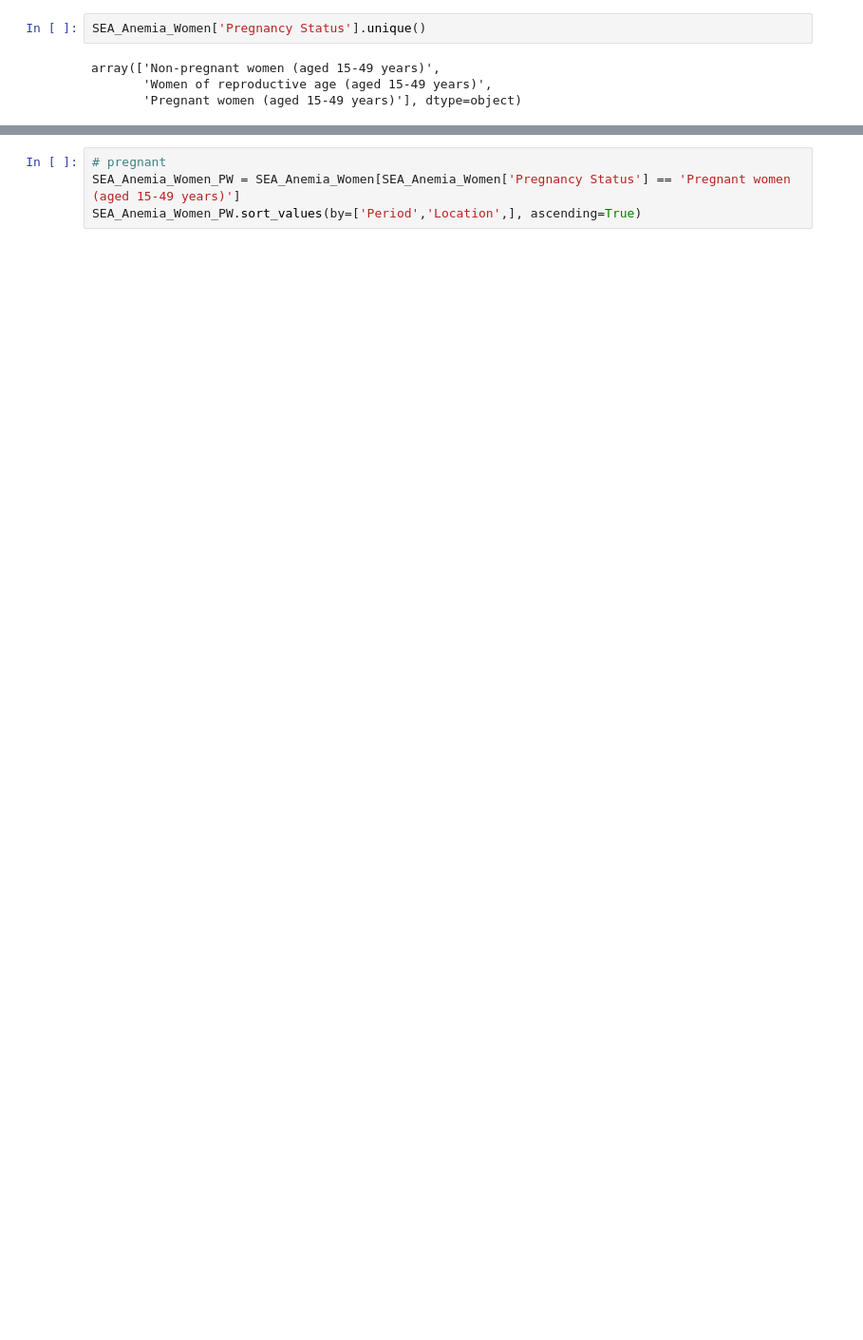
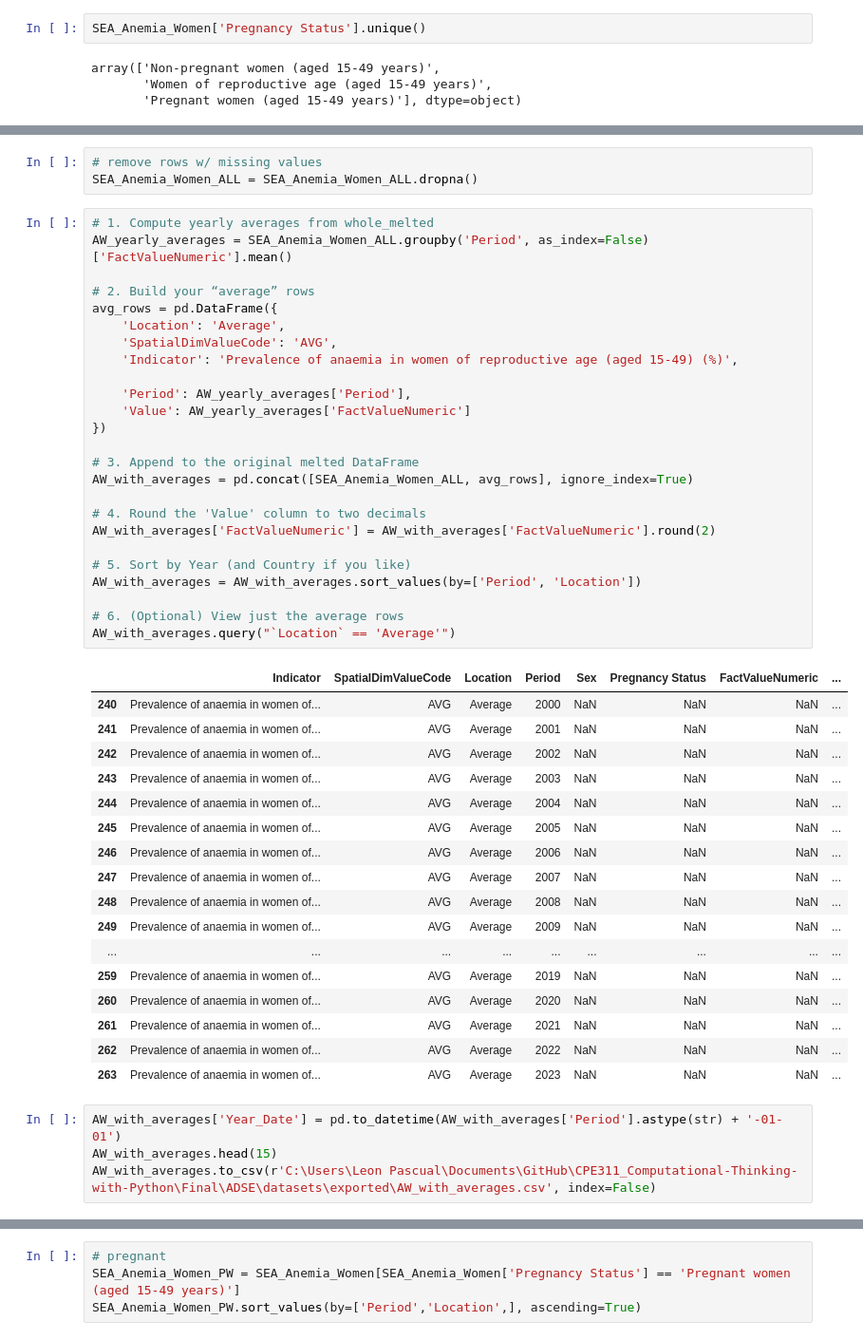
Before and after one commit to leon-pscl/CPE311_Computational-Thinking-with-Python, a Jupyter notebook: Final/ADSE/CleanItUp.ipynb, the cells around one changed output, grey strips where cells are left out. Shown at 95% size. Cells and saved outputs as stored; diff of their text form; blank space fills up the shorter version.

```diff
--- a/Final/ADSE/CleanItUp.ipynb
+++ b/Final/ADSE/CleanItUp.ipynb
@@ -286,3 +298,53 @@ SEA_Anemia_Women_NPW.sort_values(by=['Period','Location',], ascending=True)
 240 rows × 7 columns
+# %%
+# remove rows w/ missing values
+SEA_Anemia_Women_ALL = SEA_Anemia_Women_ALL.dropna()
+# %%
+# 1. Compute yearly averages from whole_melted
+AW_yearly_averages = SEA_Anemia_Women_ALL.groupby('Period', as_index=False)['FactValueNumeric'].mean()
+
+# 2. Build your “average” rows
+avg_rows = pd.DataFrame({
+    'Location': 'Average',
+    'SpatialDimValueCode': 'AVG',
+    'Indicator': 'Prevalence of anaemia in women of reproductive age (aged 15-49) (%)',
+
+    'Period': AW_yearly_averages['Period'],
+    'Value': AW_yearly_averages['FactValueNumeric']
+})
+
+# 3. Append to the original melted DataFrame
+AW_with_averages = pd.concat([SEA_Anemia_Women_ALL, avg_rows], ignore_index=True)
+
+# 4. Round the 'Value' column to two decimals
+AW_with_averages['FactValueNumeric'] = AW_with_averages['FactValueNumeric'].round(2)
+
+# 5. Sort by Year (and Country if you like)
+AW_with_averages = AW_with_averages.sort_values(by=['Period', 'Location'])
+
+# 6. (Optional) View just the average rows
+AW_with_averages.query("`Location` == 'Average'")
+# %% [output]
+|  | Indicator | SpatialDimValueCode | Location | Period | Sex | Pregnancy Status | FactValueNumeric | ... |
+| 240 | Prevalence of anaemia in women of... | AVG | Average | 2000 | NaN | NaN | NaN | ... |
+| 241 | Prevalence of anaemia in women of... | AVG | Average | 2001 | NaN | NaN | NaN | ... |
+| 242 | Prevalence of anaemia in women of... | AVG | Average | 2002 | NaN | NaN | NaN | ... |
+| 243 | Prevalence of anaemia in women of... | AVG | Average | 2003 | NaN | NaN | NaN | ... |
+| 244 | Prevalence of anaemia in women of... | AVG | Average | 2004 | NaN | NaN | NaN | ... |
+| 245 | Prevalence of anaemia in women of... | AVG | Average | 2005 | NaN | NaN | NaN | ... |
+| 246 | Prevalence of anaemia in women of... | AVG | Average | 2006 | NaN | NaN | NaN | ... |
+| 247 | Prevalence of anaemia in women of... | AVG | Average | 2007 | NaN | NaN | NaN | ... |
+| 248 | Prevalence of anaemia in women of... | AVG | Average | 2008 | NaN | NaN | NaN | ... |
+| 249 | Prevalence of anaemia in women of... | AVG | Average | 2009 | NaN | NaN | NaN | ... |
+| ... | ... | ... | ... | ... | ... | ... | ... | ... |
+| 259 | Prevalence of anaemia in women of... | AVG | Average | 2019 | NaN | NaN | NaN | ... |
+| 260 | Prevalence of anaemia in women of... | AVG | Average | 2020 | NaN | NaN | NaN | ... |
+| 261 | Prevalence of anaemia in women of... | AVG | Average | 2021 | NaN | NaN | NaN | ... |
+| 262 | Prevalence of anaemia in women of... | AVG | Average | 2022 | NaN | NaN | NaN | ... |
+| 263 | Prevalence of anaemia in women of... | AVG | Average | 2023 | NaN | NaN | NaN | ... |
+# %%
+AW_with_averages['Year_Date'] = pd.to_datetime(AW_with_averages['Period'].astype(str) + '-01-01')
+AW_with_averages.head(15)
+AW_with_averages.to_csv(r'C:\Users\Leon Pascual\Documents\GitHub\CPE311_Computational-Thinking-with-Python\Final\ADSE\datasets\exported\AW_with_averages.csv', index=False)
 # %%
 SEA_Anemia_Women_NPW.dtypes
```
Also changed, not shown: parts of 35 cells of this notebook, 4 other files.
